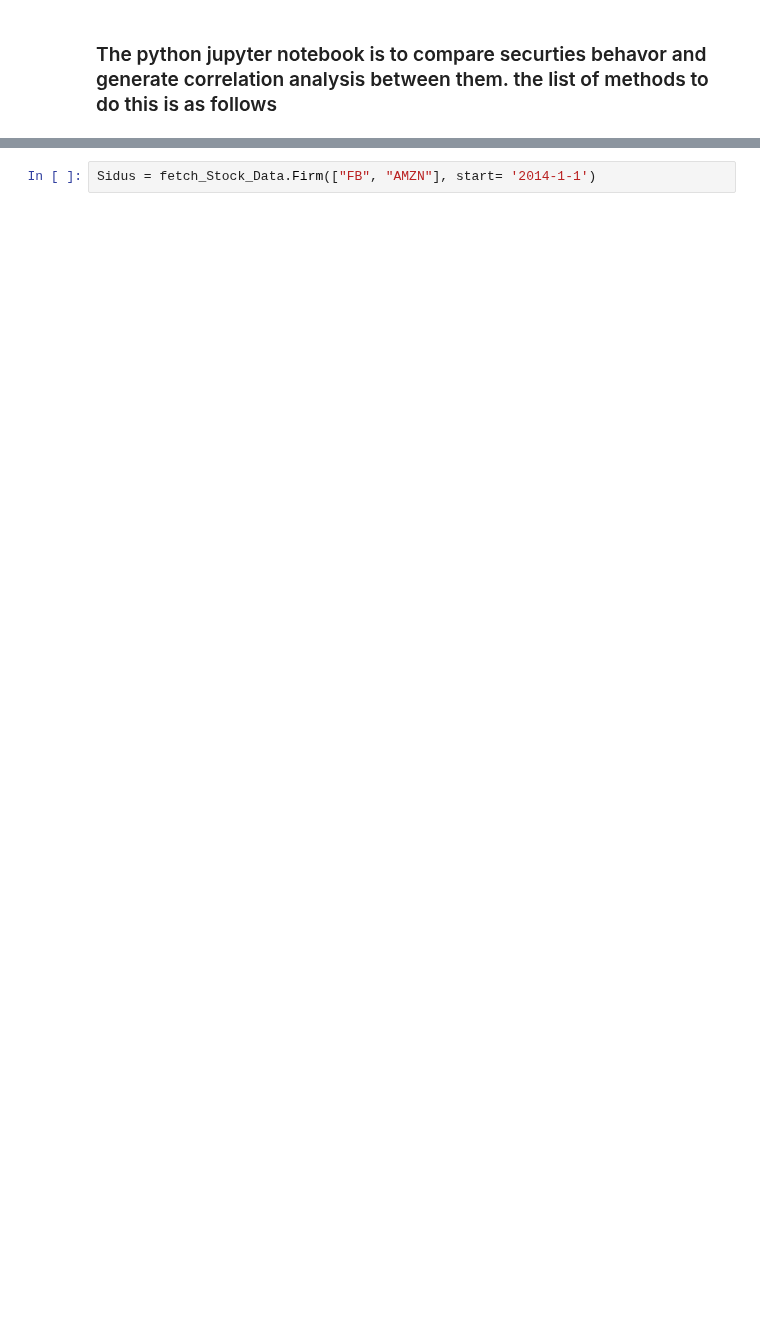
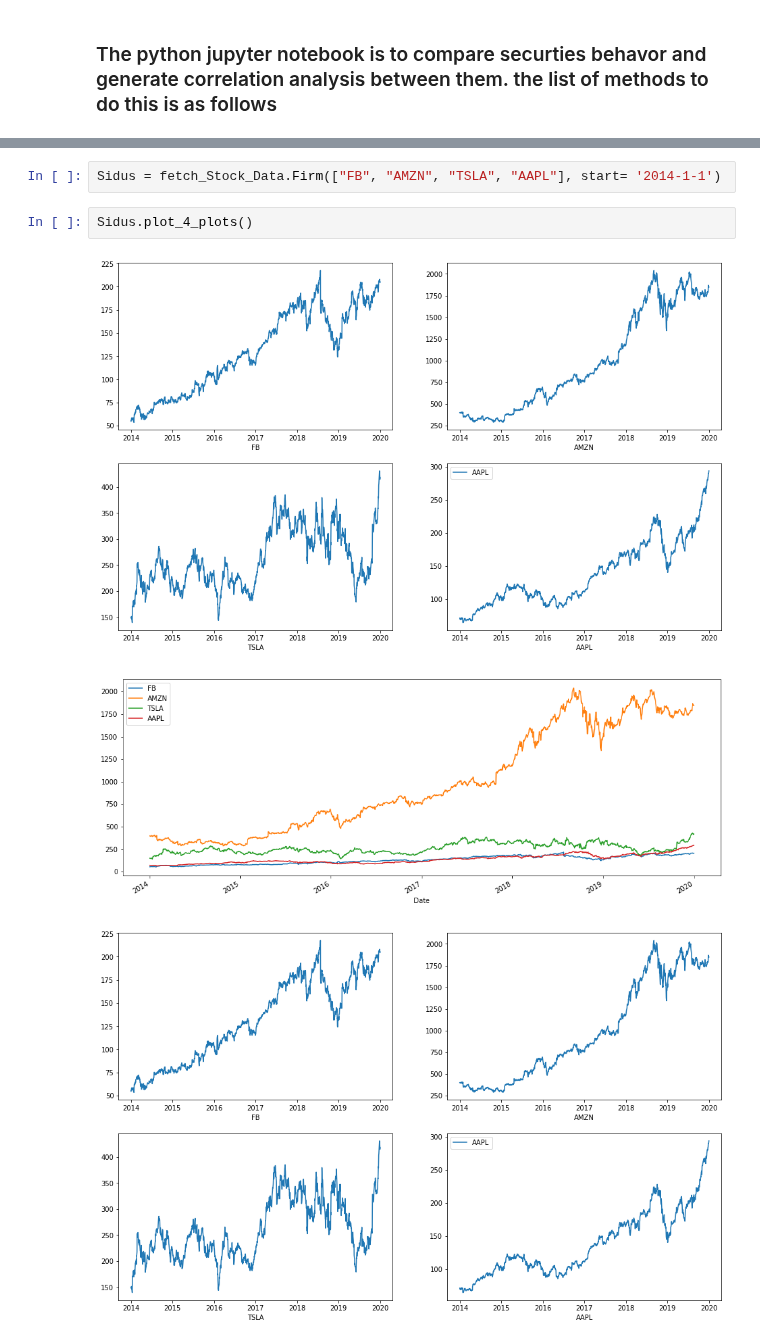
Before and after one commit to Berkat0789/Data_Analysis, a Jupyter notebook: Personal Projects/Sidus/Untitled.ipynb, the cells around one changed output, grey strips where cells are left out. Cells and saved outputs as stored; diff of their text form; blank space fills up the shorter version.

```diff
--- a/Personal Projects/Sidus/Untitled.ipynb
+++ b/Personal Projects/Sidus/Untitled.ipynb
@@ -9,6 +6,12 @@ from pandas.plotting import scatter_matrix
 from sidusPkg import fetch_Stock_Data
 # %%
-Sidus = fetch_Stock_Data.Firm(["FB", "AMZN"], start= '2014-1-1')
+Sidus = fetch_Stock_Data.Firm(["FB", "AMZN", "TSLA", "AAPL"], start= '2014-1-1')
+# %%
+Sidus.plot_4_plots()
+# %% [output]
+[figure, added]
+[figure, added]
+[figure, added]
 # %%
 Sidus.fetch_Data()
 # %% [output]
```
Also changed, not shown: parts of 5 cells of this notebook, 1 other file.
